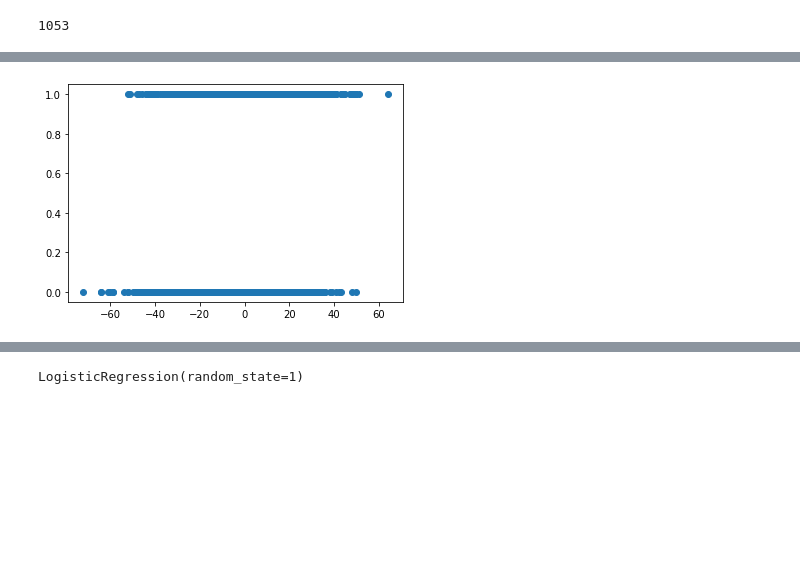
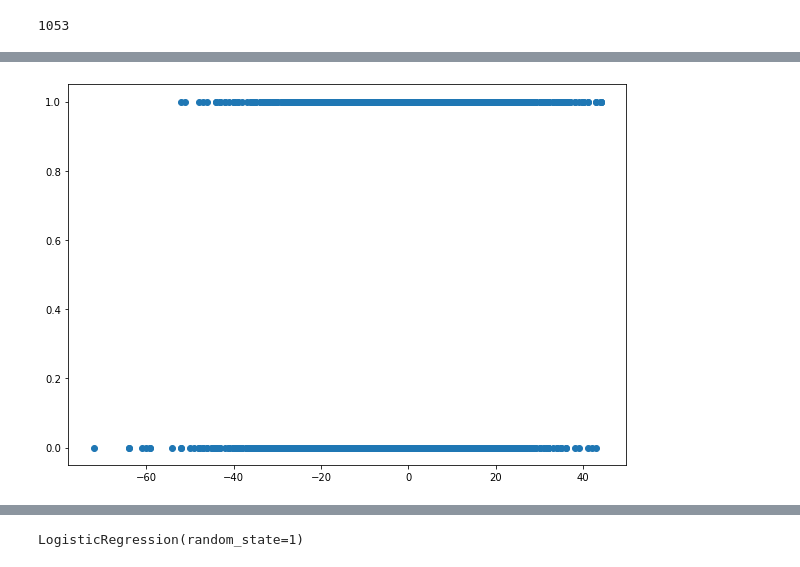
Before and after one commit to kylegross/League_of_Legends, a Jupyter notebook: ETL_code.ipynb, the cells around one changed output, grey strips where cells are left out. Saved outputs shown, nothing was run; the diff lists cells and outputs as text; code cells hidden in the pictures; blank space fills up the shorter version.

```diff
--- a/ETL_code.ipynb
+++ b/ETL_code.ipynb
@@ -223,6 +276,7 @@ plt.show()
 # %%
+plt.figure(figsize=(10,7))
 plt.scatter(diff_df.blueTotalJungleMinionsKilled_diff	,diff_df.blueWins)
 plt.show()
 # %% [output]
-[figure, old version]
+[figure, new version]
 # %%
```
Also changed, not shown: parts of 36 cells of this notebook.
